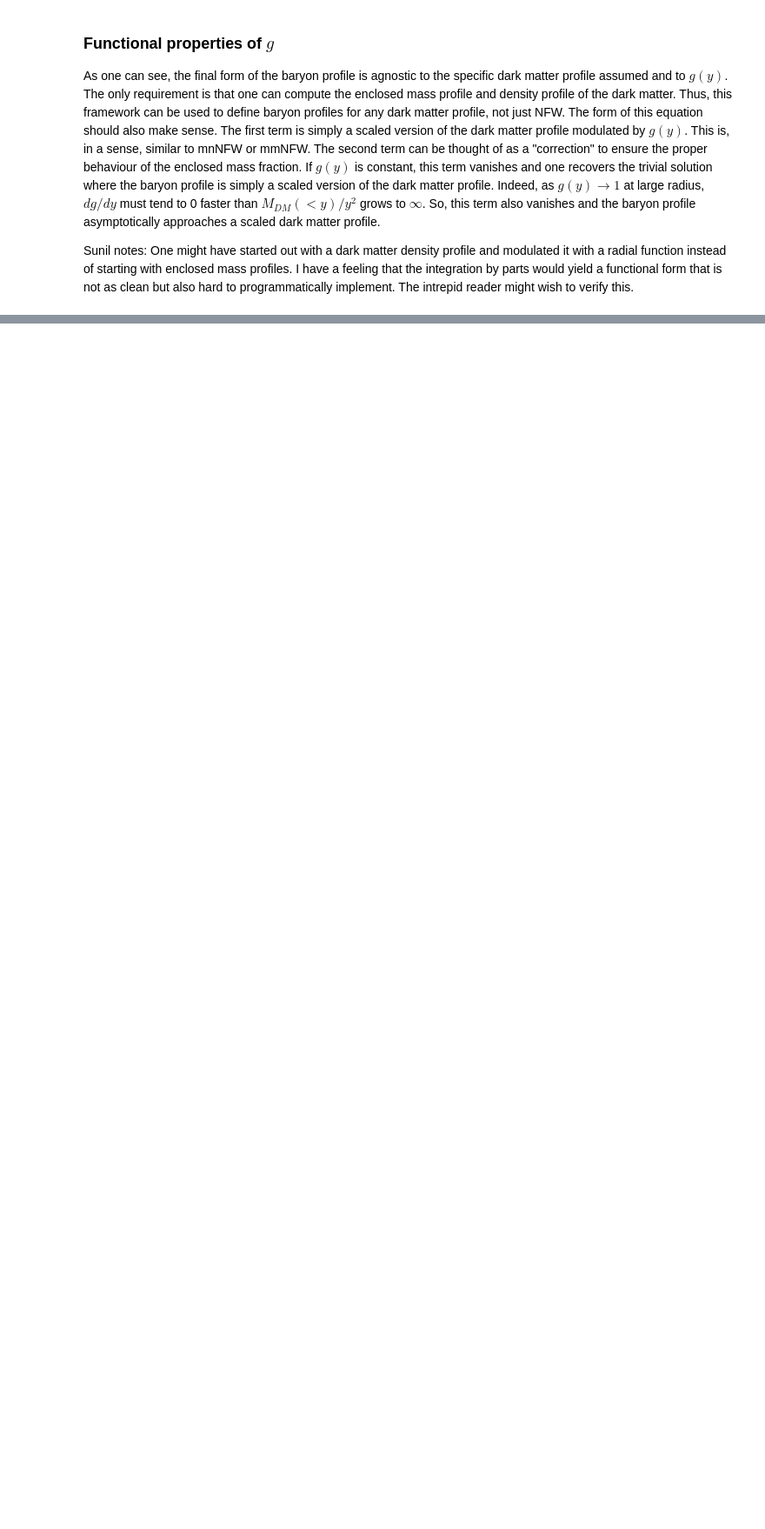
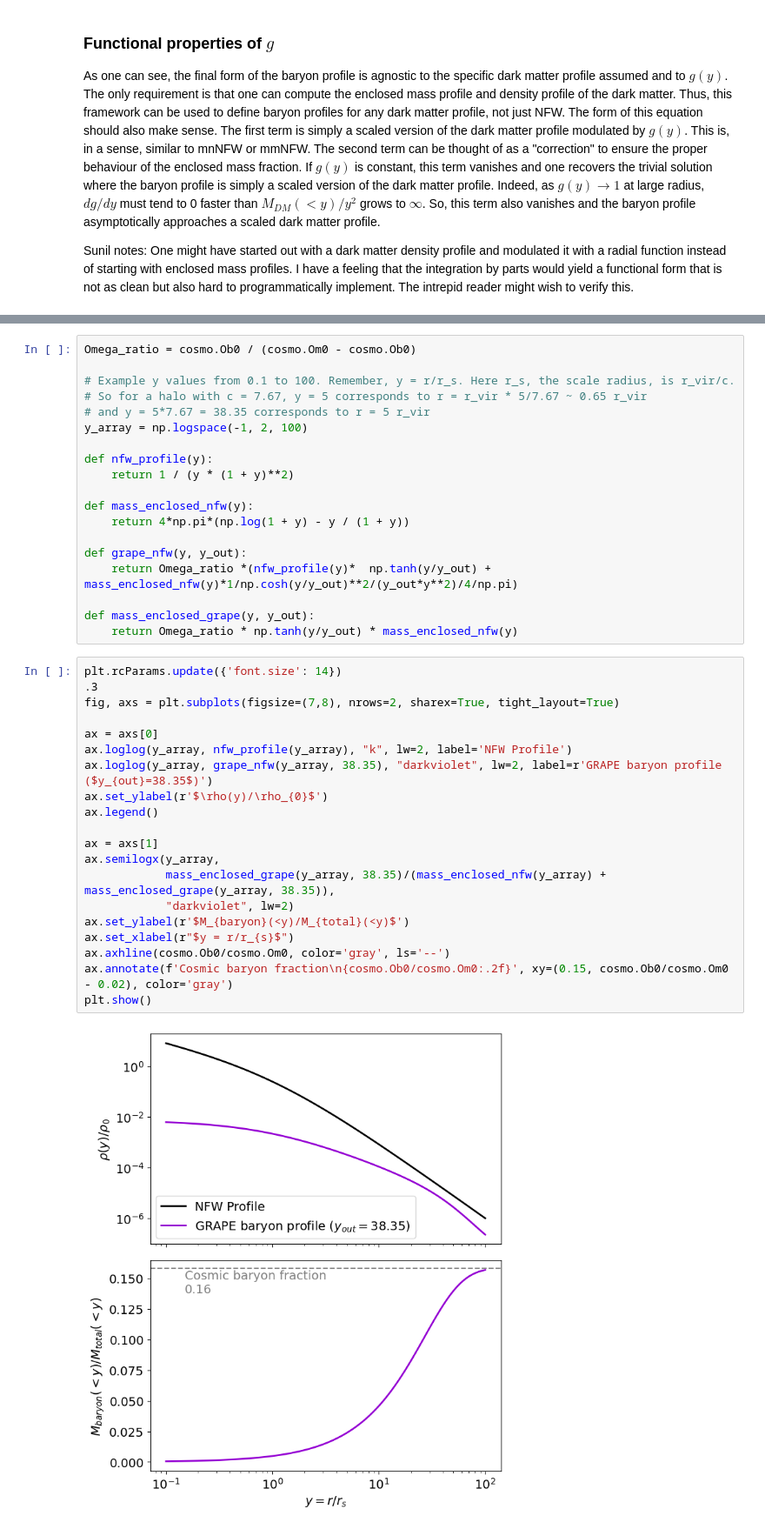
Before and after one commit to FRBs/FRB, a Jupyter notebook: docs/nb/generalized_halo_profile.ipynb, the cells around one changed output, grey strips where cells are left out. Shown at 87% size. Cells and saved outputs as stored; diff of their text form; blank space fills up the shorter version.

Commit message:
Plots

```diff
--- a/docs/nb/generalized_halo_profile.ipynb
+++ b/docs/nb/generalized_halo_profile.ipynb
@@ -139,0 +158,41 @@ While this example is not strictly illustrating a "closure" radius, it does show
+# %%
+Omega_ratio = cosmo.Ob0 / (cosmo.Om0 - cosmo.Ob0)
+
+# Example y values from 0.1 to 100. Remember, y = r/r_s. Here r_s, the scale radius, is r_vir/c.
+# So for a halo with c = 7.67, y = 5 corresponds to r = r_vir * 5/7.67 ~ 0.65 r_vir
+# and y = 5*7.67 = 38.35 corresponds to r = 5 r_vir
+y_array = np.logspace(-1, 2, 100)
+
+def nfw_profile(y):
+    return 1 / (y * (1 + y)**2)
+
+def mass_enclosed_nfw(y):
+    return 4*np.pi*(np.log(1 + y) - y / (1 + y))
+
+def grape_nfw(y, y_out):
+    return Omega_ratio *(nfw_profile(y)*  np.tanh(y/y_out) + mass_enclosed_nfw(y)*1/np.cosh(y/y_out)**2/(y_out*y**2)/4/np.pi)
+
+def mass_enclosed_grape(y, y_out):
+    return Omega_ratio * np.tanh(y/y_out) * mass_enclosed_nfw(y)
+# %%
+plt.rcParams.update({'font.size': 14})
+.3
+fig, axs = plt.subplots(figsize=(7,8), nrows=2, sharex=True, tight_layout=True)
+
+ax = axs[0]
+ax.loglog(y_array, nfw_profile(y_array), "k", lw=2, label='NFW Profile')
+ax.loglog(y_array, grape_nfw(y_array, 38.35), "darkviolet", lw=2, label=r'GRAPE baryon profile ($y_{out}=38.35$)')
+ax.set_ylabel(r'$\rho(y)/\rho_{0}$')
+ax.legend()
+
+ax = axs[1]
+ax.semilogx(y_array,
+            mass_enclosed_grape(y_array, 38.35)/(mass_enclosed_nfw(y_array) + mass_enclosed_grape(y_array, 38.35)),
+            "darkviolet", lw=2)
+ax.set_ylabel(r'$M_{baryon}(<y)/M_{total}(<y)$')
+ax.set_xlabel(r"$y = r/r_{s}$")
+ax.axhline(cosmo.Ob0/cosmo.Om0, color='gray', ls='--')
+ax.annotate(f'Cosmic baryon fraction\n{cosmo.Ob0/cosmo.Om0:.2f}', xy=(0.15, cosmo.Ob0/cosmo.Om0 - 0.02), color='gray')
+plt.show()
+# %% [output]
+[figure, added]
```
Also changed, not shown: parts of 2 cells of this notebook.
